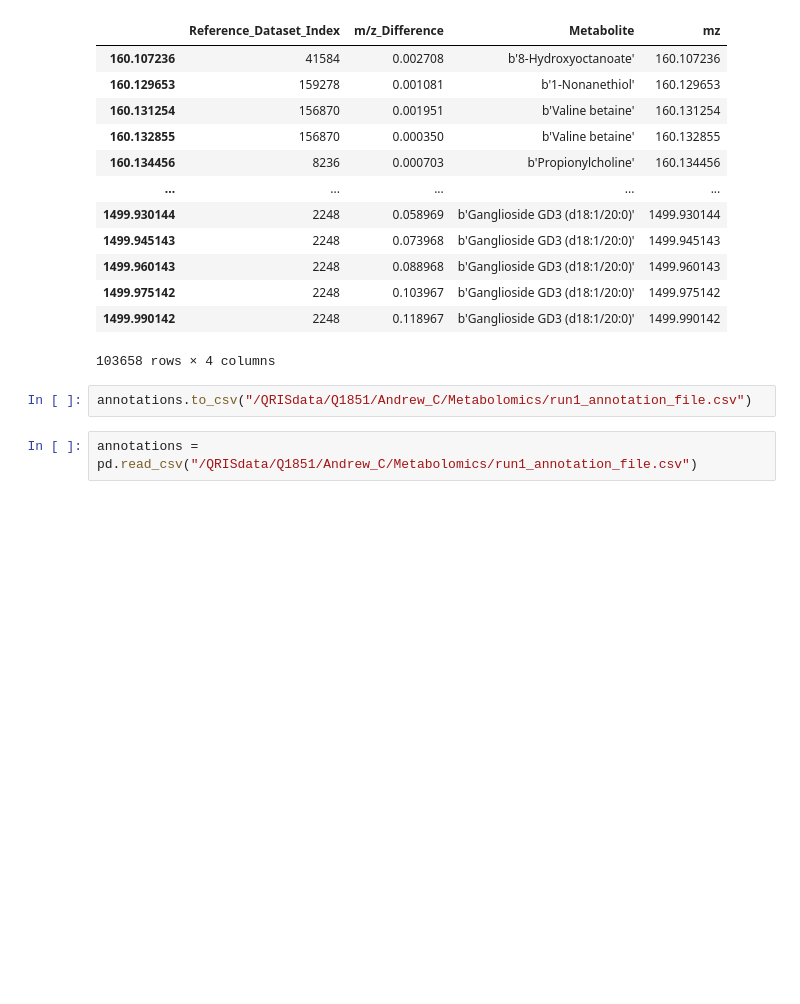
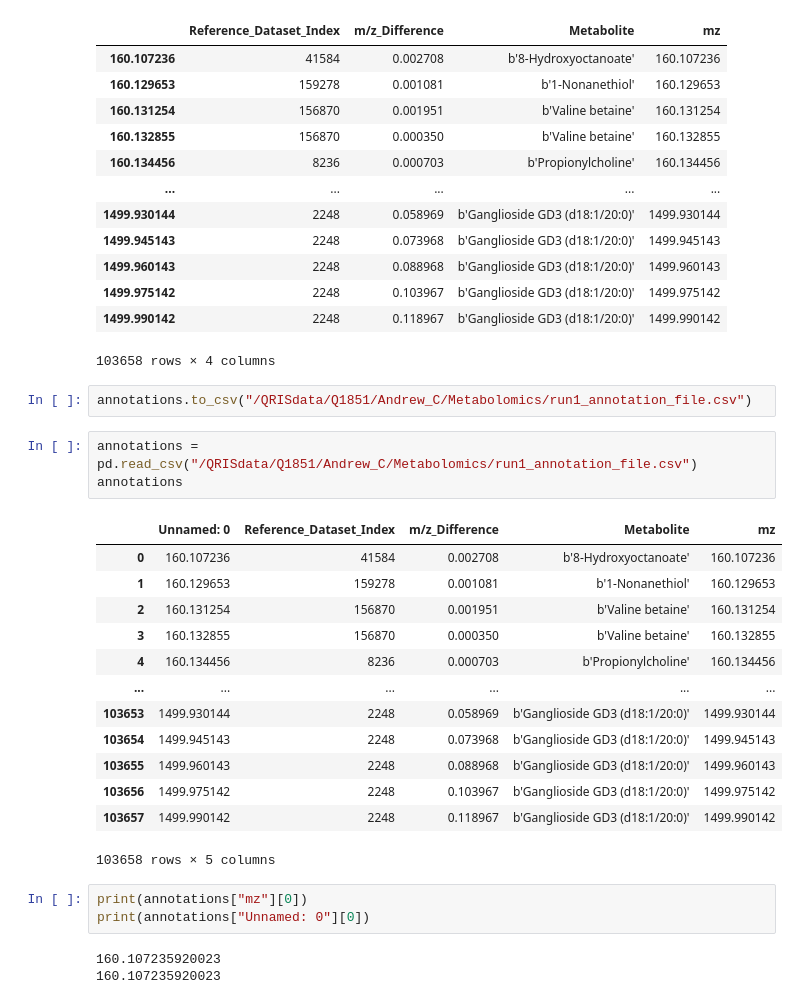
Before and after one commit to agc888/Nguyen_Lab, a Jupyter notebook: Spatial_Metabolomics/HMDB_Metabolites_Paser.ipynb, the cells around one changed output. Saved outputs shown, nothing was run; the diff lists cells and outputs as text; blank space fills up the shorter version.

```diff
--- a/Spatial_Metabolomics/HMDB_Metabolites_Paser.ipynb
+++ b/Spatial_Metabolomics/HMDB_Metabolites_Paser.ipynb
@@ -222,4 +212,25 @@ annotations["mz"] = annotations.index
 annotations.to_csv("/QRISdata/Q1851/Andrew_C/Metabolomics/run1_annotation_file.csv")
 # %%
 annotations = pd.read_csv("/QRISdata/Q1851/Andrew_C/Metabolomics/run1_annotation_file.csv")
+annotations
+# %% [output]
+|  | Unnamed: 0 | Reference_Dataset_Index | m/z_Difference | Metabolite | mz |
+| 0 | 160.107236 | 41584 | 0.002708 | b'8-Hydroxyoctanoate' | 160.107236 |
+| 1 | 160.129653 | 159278 | 0.001081 | b'1-Nonanethiol' | 160.129653 |
+| 2 | 160.131254 | 156870 | 0.001951 | b'Valine betaine' | 160.131254 |
+| 3 | 160.132855 | 156870 | 0.000350 | b'Valine betaine' | 160.132855 |
+| 4 | 160.134456 | 8236 | 0.000703 | b'Propionylcholine' | 160.134456 |
+| ... | ... | ... | ... | ... | ... |
+| 103653 | 1499.930144 | 2248 | 0.058969 | b'Ganglioside GD3 (d18:1/20:0)' | 1499.930144 |
+| 103654 | 1499.945143 | 2248 | 0.073968 | b'Ganglioside GD3 (d18:1/20:0)' | 1499.945143 |
+| 103655 | 1499.960143 | 2248 | 0.088968 | b'Ganglioside GD3 (d18:1/20:0)' | 1499.960143 |
+| 103656 | 1499.975142 | 2248 | 0.103967 | b'Ganglioside GD3 (d18:1/20:0)' | 1499.975142 |
+| 103657 | 1499.990142 | 2248 | 0.118967 | b'Ganglioside GD3 (d18:1/20:0)' | 1499.990142 |
+103658 rows × 5 columns
+# %%
+print(annotations["mz"][0])
+print(annotations["Unnamed: 0"][0])
+# %% [output]
+160.107235920023
+160.107235920023
 # %%
```
Also changed, not shown: parts of 6 cells of this notebook, 1 other file.
